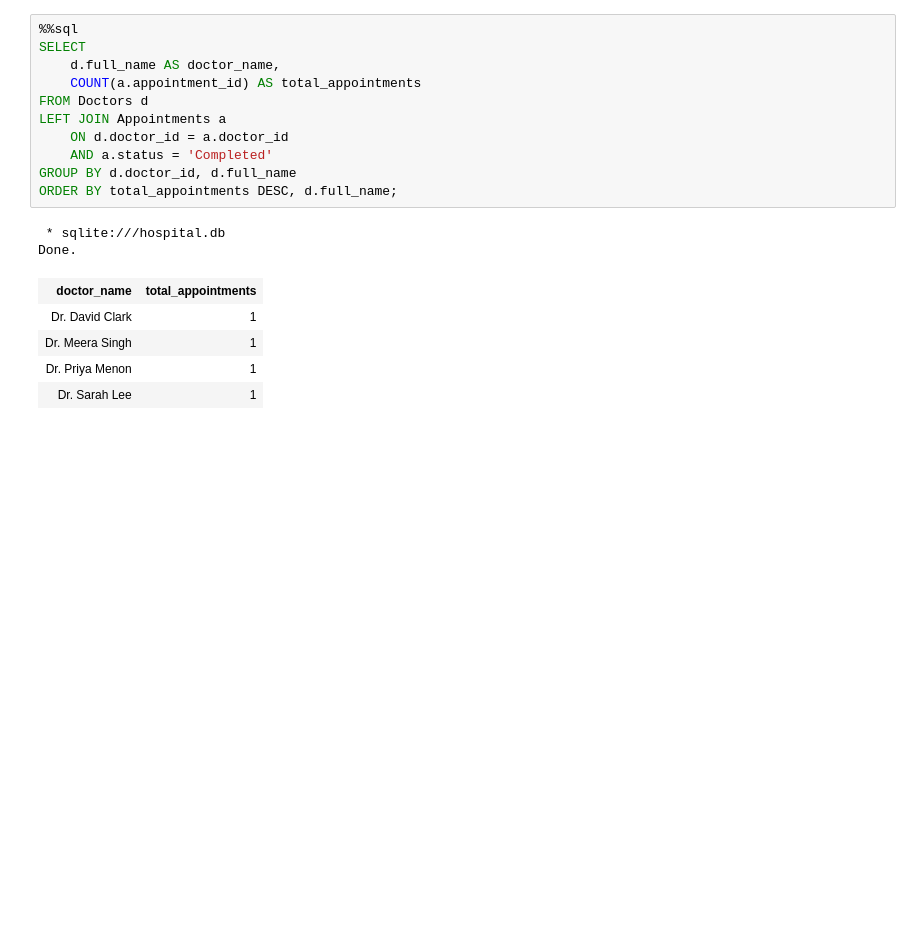
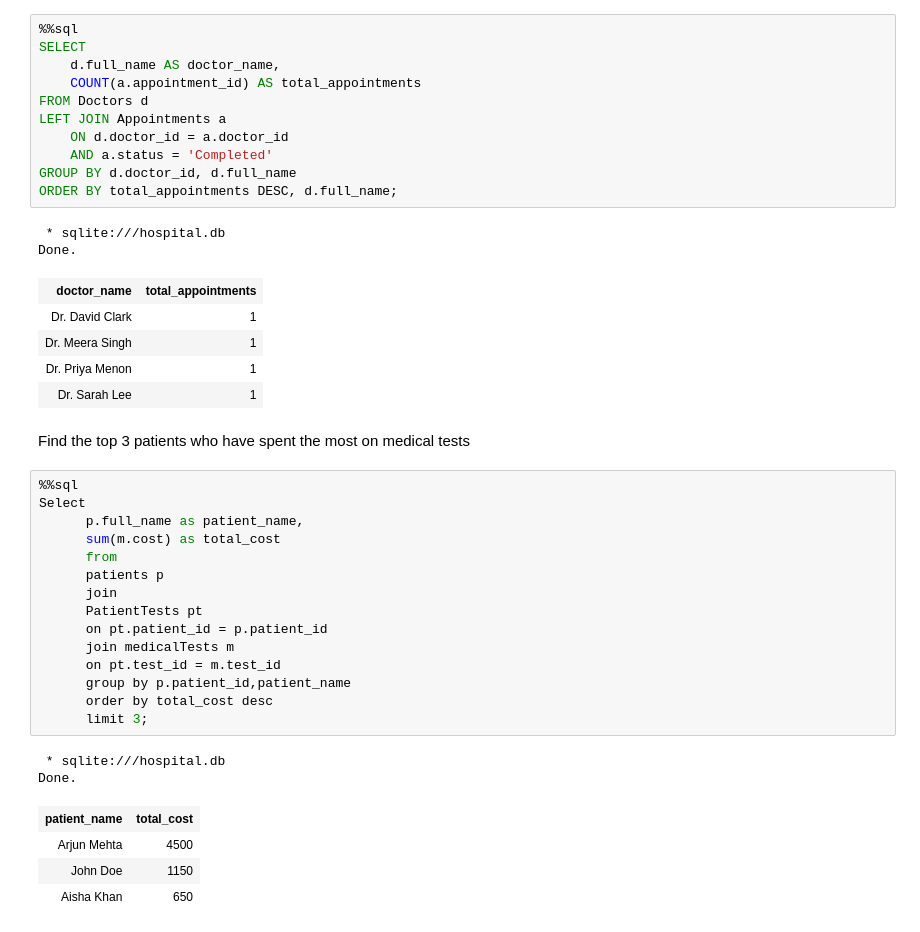
Before and after one commit to kebalkhadka/hospital-db, a Jupyter notebook: app.ipynb, the cells around one changed output. Saved outputs shown, nothing was run; the diff lists cells and outputs as text; blank space fills up the shorter version.

```diff
--- a/app.ipynb
+++ b/app.ipynb
@@ -502,3 +502,27 @@ Done.
 | Dr. Meera Singh | 1 |
 | Dr. Priya Menon | 1 |
 | Dr. Sarah Lee | 1 |
+# %% [markdown]
+Find the top 3 patients who have spent the most on medical tests
+# %%
+%%sql
+Select
+      p.full_name as patient_name,
+      sum(m.cost) as total_cost
+      from
+      patients p
+      join
+      PatientTests pt
+      on pt.patient_id = p.patient_id
+      join medicalTests m
+      on pt.test_id = m.test_id
+      group by p.patient_id,patient_name
+      order by total_cost desc
+      limit 3;
+# %% [output]
+ * sqlite:///hospital.db
+Done.
+| patient_name | total_cost |
+| Arjun Mehta | 4500 |
+| John Doe | 1150 |
+| Aisha Khan | 650 |
```
Also changed, not shown: parts of 2 cells of this notebook.
